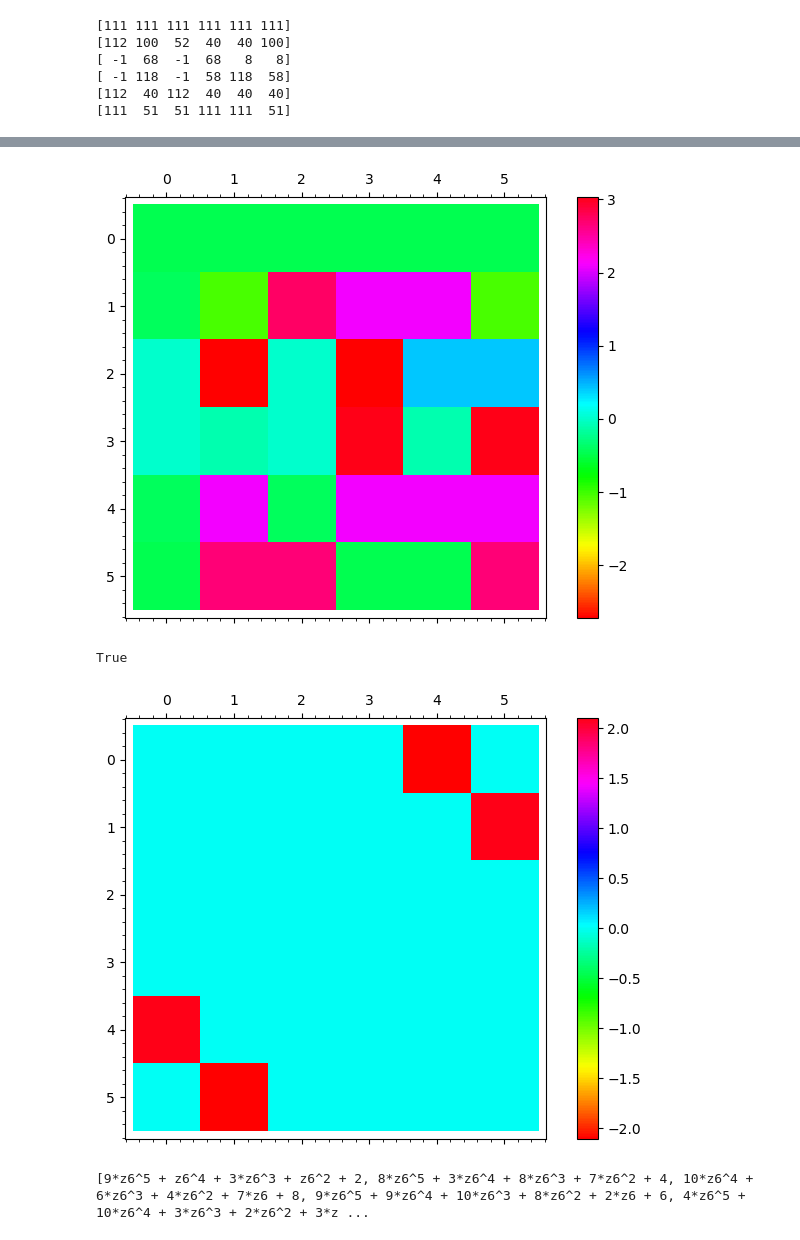
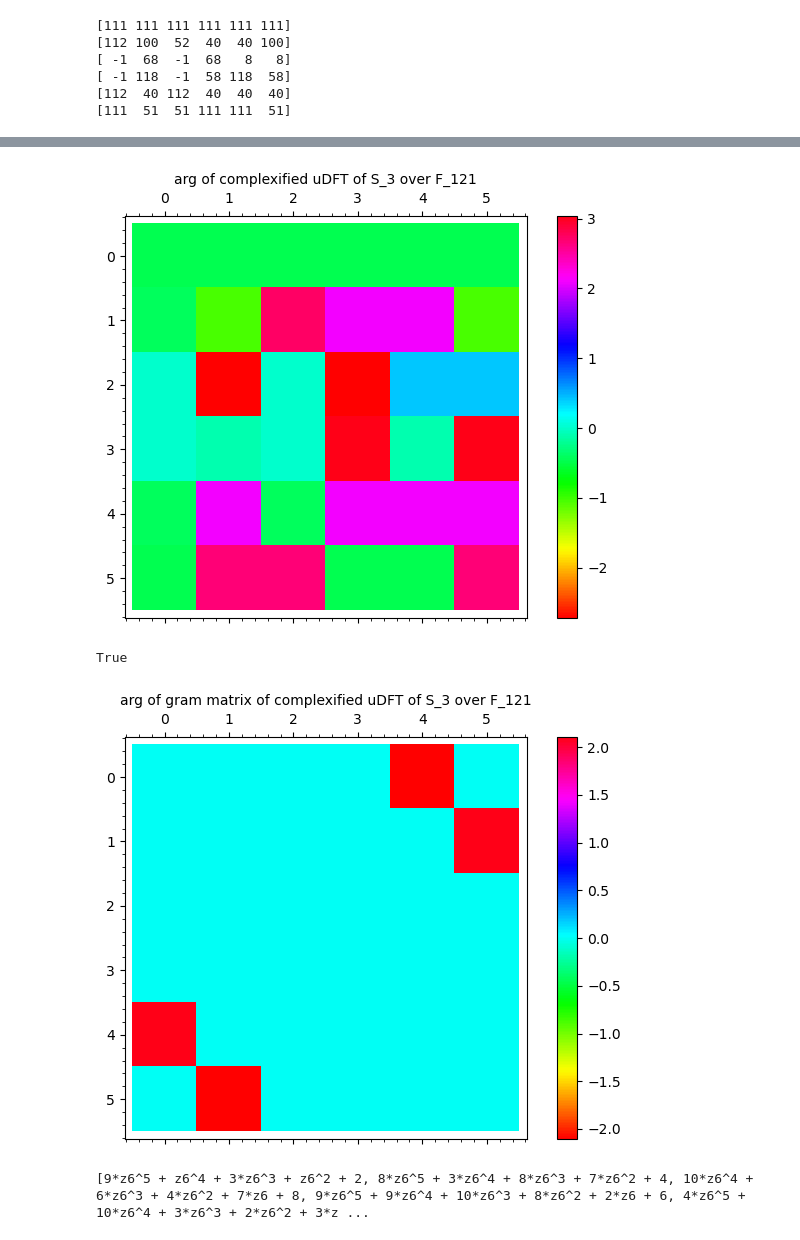
Before and after one commit to jacksonwalters/dft-finite-groups, a Jupyter notebook: symmetric_group/unitary_dft_over_finite_fields.ipynb, the cells around one changed output, grey strips where cells are left out. Drawn from its saved outputs; the diff is of its cells as text; code cells hidden in the pictures.

Commit message:
add titles to plots

```diff
--- a/symmetric_group/unitary_dft_over_finite_fields.ipynb
+++ b/symmetric_group/unitary_dft_over_finite_fields.ipynb
@@ -110,14 +111,14 @@ def round_complex(z, digits):
 gram_rounded = gram.apply_map(lambda u:round_complex(u,3))
 # %%
 #plot the complexified version of the uDFT matrix over a finite field
-def plot_complex(U_complex):
+def plot_arg_complex(U_complex,title):
     U_arg = U_complex.apply_map(lambda x: arg(x))  # find the argument of each element
-    return matrix_plot(U_arg, cmap='hsv', colorbar=True)  # plot the matrix
+    return matrix_plot(U_arg, cmap='hsv', colorbar=True, title=title)  # plot the matrix
 # %%
 #plot the complexified version of the uDFT matrix over a finite field
-plot_complex(U_complex)
+plot_arg_complex(U_complex,title=f"arg of complexified uDFT of S_{n} over F_{q**2}")
 # %% [output]
-[figure, old version]
+[figure, new version]
 # %%
 #check that Gram matrix is conjugate symmetric (should be since it is U*U.H)
 gram_rounded == gram_rounded.H
@@ -125,9 +126,9 @@ gram_rounded == gram_rounded.H
 True
 # %%
 #plot the result of U_complex*U_complex.H to see how far it is from being unitary over the complex numbers
-plot_complex(gram_rounded)
+plot_arg_complex(gram_rounded, title=f"arg of gram matrix of complexified uDFT of S_{n} over F_{q**2}")
 # %% [output]
-[figure, old version]
+[figure, new version]
 # %%
 #compute the eigenvalues of the uDFT matrix
 eigenvalues = U.eigenvalues(); eigenvalues
```
Also changed, not shown: parts of 2 cells of this notebook.
